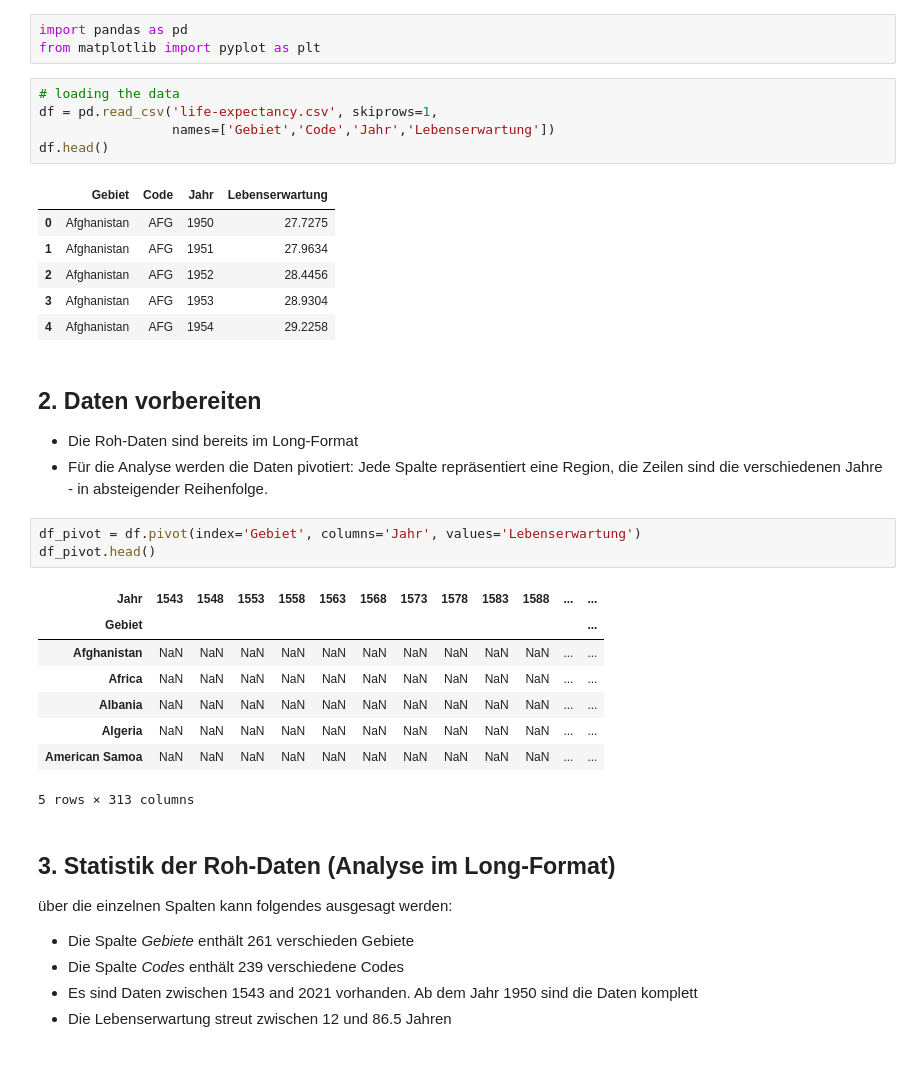
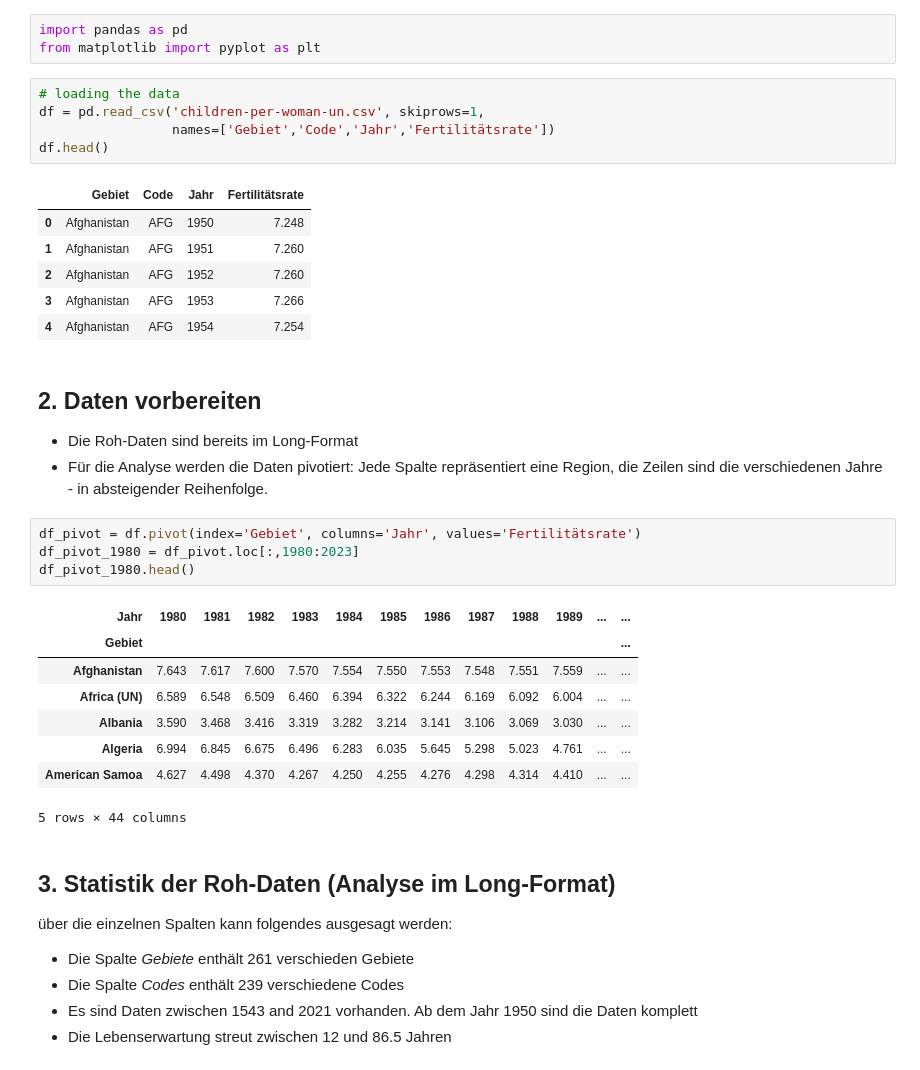
Before and after one commit to Nadja-K-maker/Informatik_LN, a Jupyter notebook: Leistungsnachweis_Python.ipnyp_Fertilitätsrate.ipynb, the cells around one changed output. Drawn from its saved outputs; the diff is of its cells as text.

```diff
--- a/Leistungsnachweis_Python.ipnyp_Fertilitätsrate.ipynb
+++ b/Leistungsnachweis_Python.ipnyp_Fertilitätsrate.ipynb
@@ -16,32 +20,33 @@ import pandas as pd
 from matplotlib import pyplot as plt
 # %%
 # loading the data
-df = pd.read_csv('life-expectancy.csv', skiprows=1,
-                 names=['Gebiet','Code','Jahr','Lebenserwartung'])
+df = pd.read_csv('children-per-woman-un.csv', skiprows=1,
+                 names=['Gebiet','Code','Jahr','Fertilitätsrate'])
 df.head()
 # %% [output]
-|  | Gebiet | Code | Jahr | Lebenserwartung |
-| 0 | Afghanistan | AFG | 1950 | 27.7275 |
-| 1 | Afghanistan | AFG | 1951 | 27.9634 |
-| 2 | Afghanistan | AFG | 1952 | 28.4456 |
-| 3 | Afghanistan | AFG | 1953 | 28.9304 |
-| 4 | Afghanistan | AFG | 1954 | 29.2258 |
+|  | Gebiet | Code | Jahr | Fertilitätsrate |
+| 0 | Afghanistan | AFG | 1950 | 7.248 |
+| 1 | Afghanistan | AFG | 1951 | 7.260 |
+| 2 | Afghanistan | AFG | 1952 | 7.260 |
+| 3 | Afghanistan | AFG | 1953 | 7.266 |
+| 4 | Afghanistan | AFG | 1954 | 7.254 |
 # %% [markdown]
 ## 2. Daten vorbereiten
 - Die Roh-Daten sind bereits im Long-Format
 - Für die Analyse werden die Daten pivotiert: Jede Spalte repräsentiert eine Region, die Zeilen sind die verschiedenen Jahre - in absteigender Reihenfolge.
 # %%
-df_pivot = df.pivot(index='Gebiet', columns='Jahr', values='Lebenserwartung')
-df_pivot.head()
+df_pivot = df.pivot(index='Gebiet', columns='Jahr', values='Fertilitätsrate')
+df_pivot_1980 = df_pivot.loc[:,1980:2023]
+df_pivot_1980.head()
 # %% [output]
-| Jahr | 1543 | 1548 | 1553 | 1558 | 1563 | 1568 | 1573 | 1578 | 1583 | 1588 | ... | ... |
+| Jahr | 1980 | 1981 | 1982 | 1983 | 1984 | 1985 | 1986 | 1987 | 1988 | 1989 | ... | ... |
 | Gebiet |  |  |  |  |  |  |  |  |  |  |  | ... |
-| Afghanistan | NaN | NaN | NaN | NaN | NaN | NaN | NaN | NaN | NaN | NaN | ... | ... |
-| Africa | NaN | NaN | NaN | NaN | NaN | NaN | NaN | NaN | NaN | NaN | ... | ... |
-| Albania | NaN | NaN | NaN | NaN | NaN | NaN | NaN | NaN | NaN | NaN | ... | ... |
-| Algeria | NaN | NaN | NaN | NaN | NaN | NaN | NaN | NaN | NaN | NaN | ... | ... |
-| American Samoa | NaN | NaN | NaN | NaN | NaN | NaN | NaN | NaN | NaN | NaN | ... | ... |
+| Afghanistan | 7.643 | 7.617 | 7.600 | 7.570 | 7.554 | 7.550 | 7.553 | 7.548 | 7.551 | 7.559 | ... | ... |
+| Africa (UN) | 6.589 | 6.548 | 6.509 | 6.460 | 6.394 | 6.322 | 6.244 | 6.169 | 6.092 | 6.004 | ... | ... |
+| Albania | 3.590 | 3.468 | 3.416 | 3.319 | 3.282 | 3.214 | 3.141 | 3.106 | 3.069 | 3.030 | ... | ... |
+| Algeria | 6.994 | 6.845 | 6.675 | 6.496 | 6.283 | 6.035 | 5.645 | 5.298 | 5.023 | 4.761 | ... | ... |
+| American Samoa | 4.627 | 4.498 | 4.370 | 4.267 | 4.250 | 4.255 | 4.276 | 4.298 | 4.314 | 4.410 | ... | ... |
-5 rows × 313 columns
+5 rows × 44 columns
 # %% [markdown]
 ## 3. Statistik der Roh-Daten (Analyse im Long-Format)
 
```
Also changed, not shown: parts of 16 cells of this notebook.
